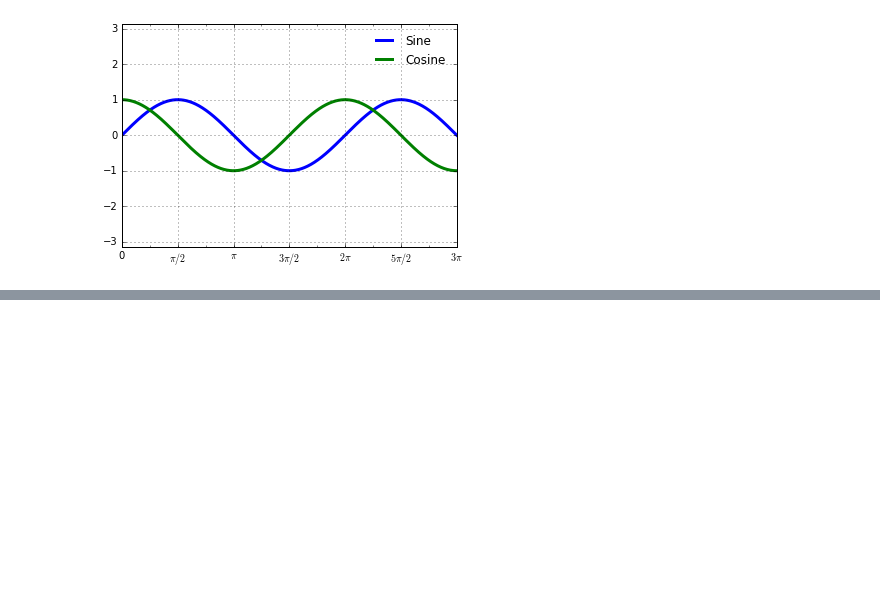
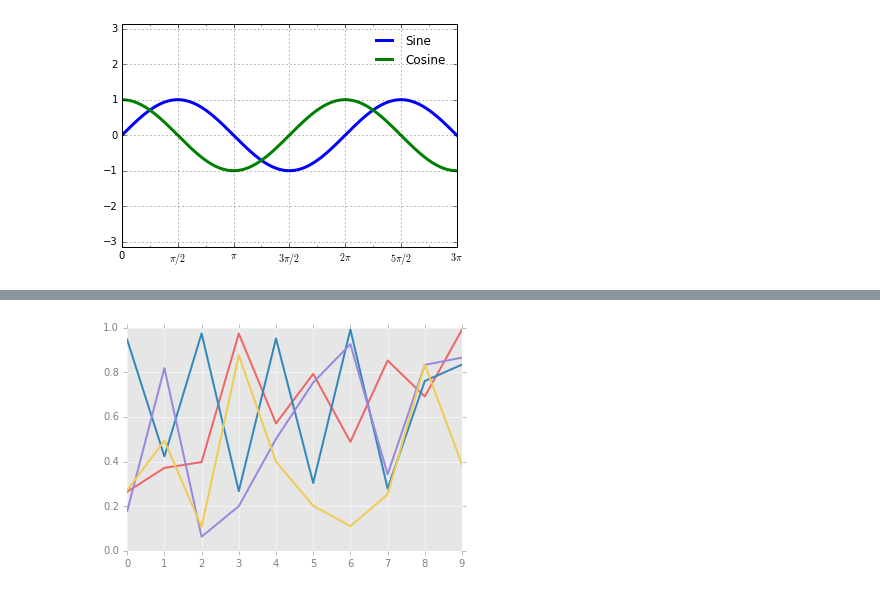
Before and after one commit to PeterChauYEG/learn-python, a Jupyter notebook: Visualization with Matplotlib.ipynb, the cells around one changed output, grey strips where cells are left out. Cells and saved outputs as stored; diff of their text form; code cells hidden in the pictures; blank space fills up the shorter version.

```diff
--- a/Visualization with Matplotlib.ipynb
+++ b/Visualization with Matplotlib.ipynb
@@ -1256,0 +1334,6 @@ fig
+# %%
+# lets look at what a line plot looks like with the previous params
+for i in range(4):
+    plt.plot(np.random.rand(10))
+# %% [output]
+[figure, added]
```
Also changed, not shown: parts of 44 cells of this notebook.
